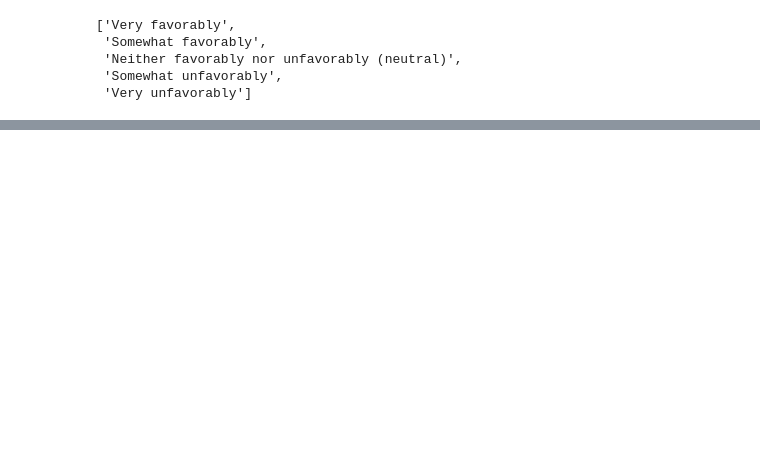
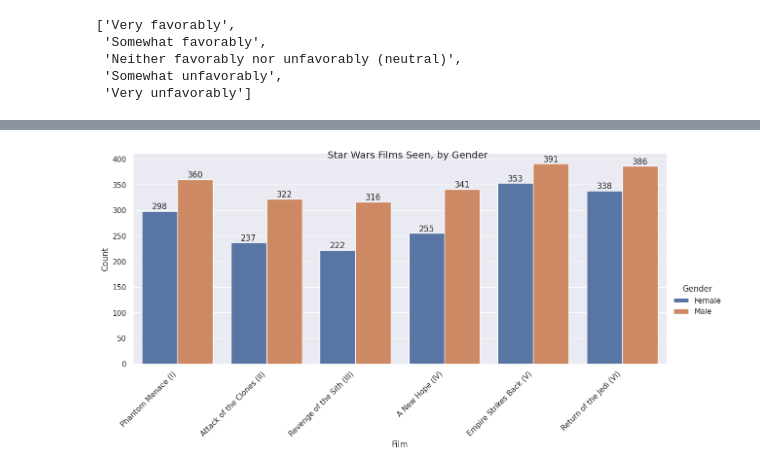
Before and after one commit to BenJMurarotto/star-wars-survey, a Jupyter notebook: star_wars_survey.ipynb, the cells around one changed output, grey strips where cells are left out. Saved outputs shown, nothing was run; the diff lists cells and outputs as text; code cells hidden in the pictures; blank space fills up the shorter version.

Commit message:
Finished small data science project

```diff
--- a/star_wars_survey.ipynb
+++ b/star_wars_survey.ipynb
@@ -145,0 +242,4 @@ df.head()
+# %%
+seen_cols = [f"Seen {movie_map[i]}" for i in range(1, 7)]
+counts_by_gender = df.groupby("Gender")[seen_cols].sum()
+counts_by_gender
@@ -145,0 +251,6 @@ df.head()
+# %%
+counts_long = counts_by_gender.reset_index().melt(
+    id_vars="Gender", value_vars=seen_cols, var_name="Film", value_name="Count"
+)
+counts_long["Film"] = counts_long["Film"].str.replace("Seen ", "", regex=False)
+counts_long
@@ -145,0 +271,15 @@ df.head()
+# %%
+g = sns.catplot(
+    data=counts_long, x="Film", y="Count", hue="Gender",
+    kind="bar", height=6, aspect=2
+)
+g.figure.suptitle("Star Wars Films Seen, by Gender")
+for ax in g.axes.flat:
+    ax.tick_params(axis="x", rotation=45)
+    for label in ax.get_xticklabels():
+        label.set_ha("right")
+    for container in ax.containers:
+        ax.bar_label(container)
+g.figure.subplots_adjust(bottom=0.25)
+# %% [output]
+[figure, added]
```
Also changed, not shown: parts of 28 cells of this notebook, 4 other files.
